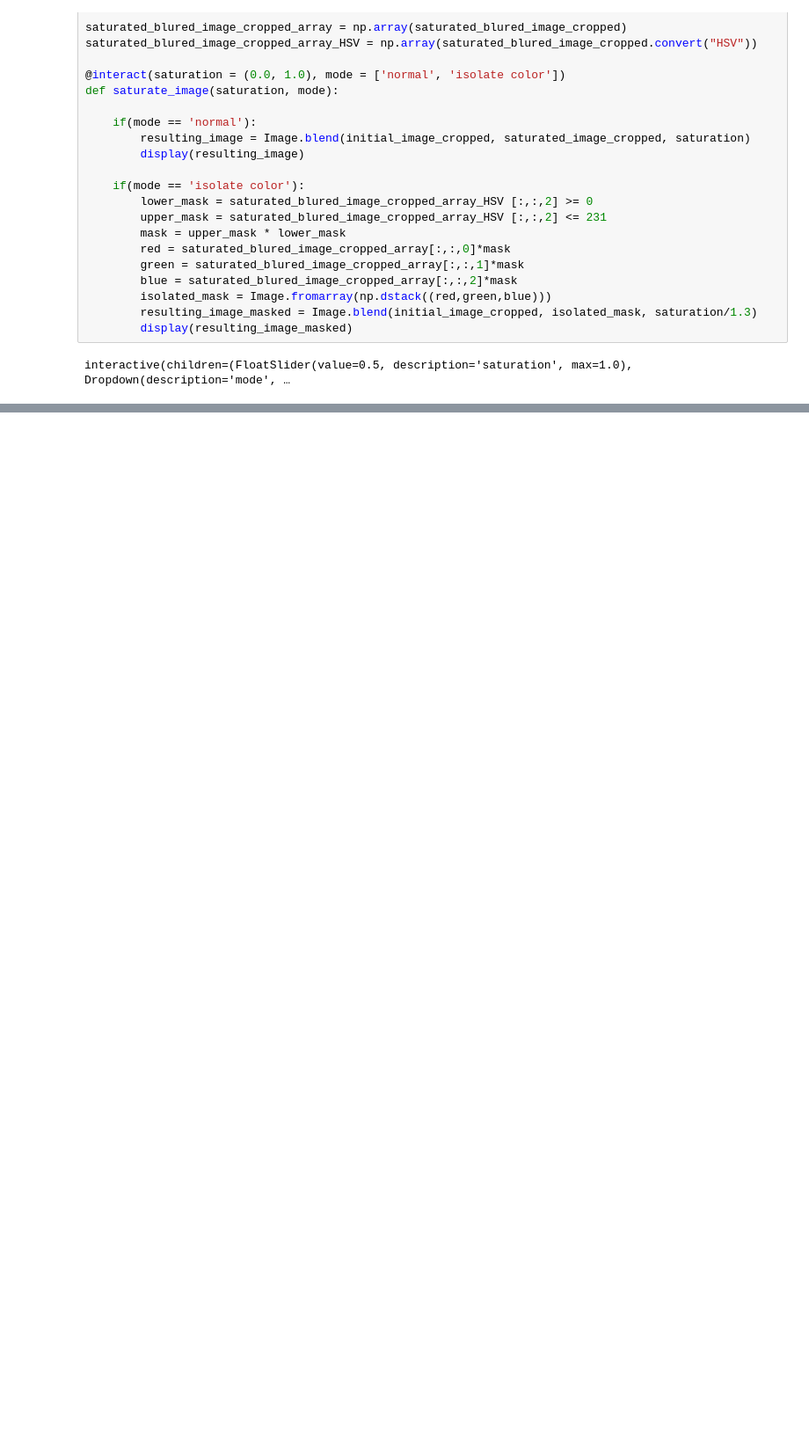
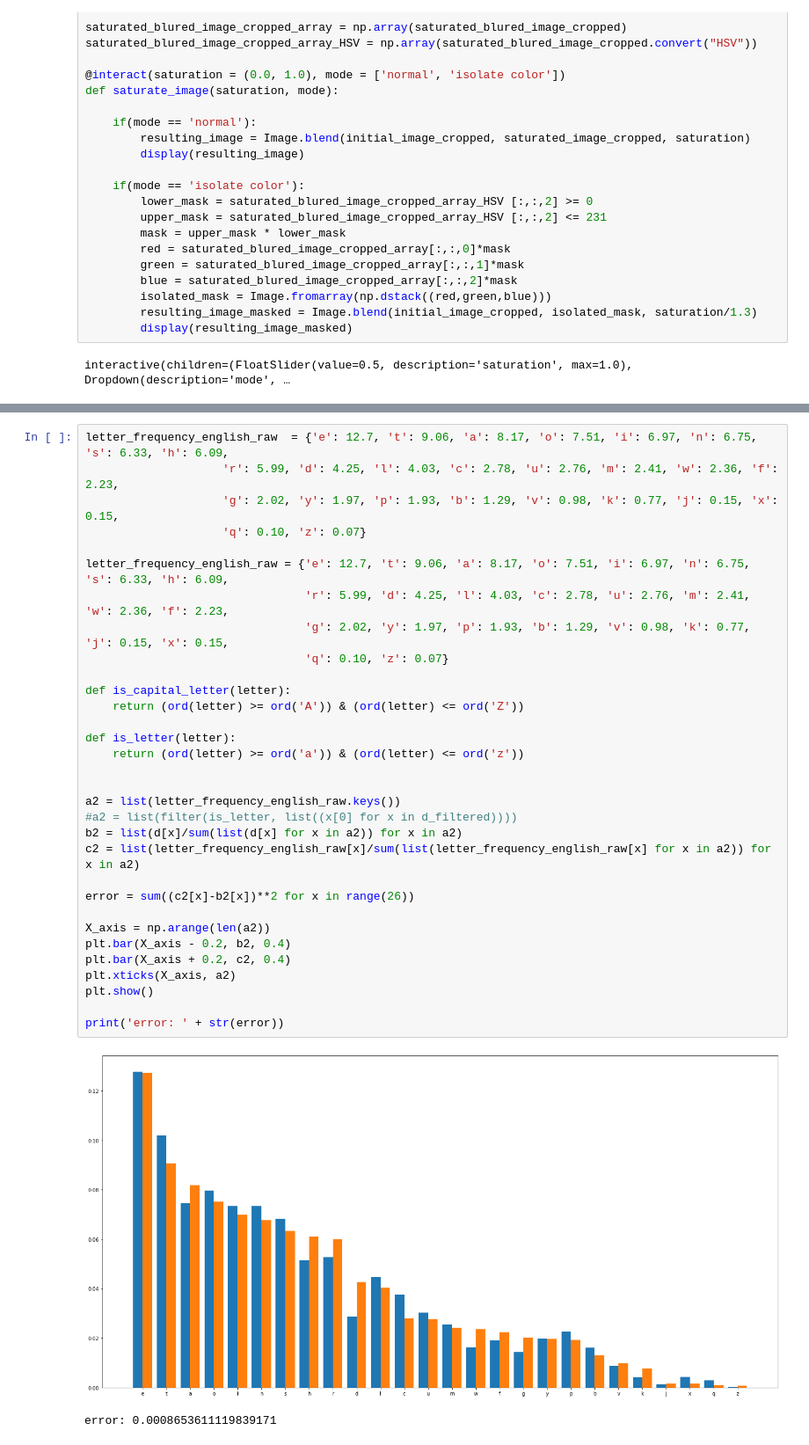
Before and after one commit to valofey/CTF_QRate, a Jupyter notebook: CTF_QRate.ipynb, the cells around one changed output, grey strips where cells are left out. Shown at 88% size. Saved outputs shown, nothing was run; the diff lists cells and outputs as text; blank space fills up the shorter version.

Commit message:
Compared our frequencies to general known frequencies for english language.

```diff
--- a/CTF_QRate.ipynb
+++ b/CTF_QRate.ipynb
@@ -100,0 +99,35 @@ Counter({' ': 45220, 'e': 27095, 't': 21606, 'o': 16918, 'a': 15831, 'n': 15572,
+# %%
+letter_frequency_english_raw  = {'e': 12.7, 't': 9.06, 'a': 8.17, 'o': 7.51, 'i': 6.97, 'n': 6.75, 's': 6.33, 'h': 6.09,
+                    'r': 5.99, 'd': 4.25, 'l': 4.03, 'c': 2.78, 'u': 2.76, 'm': 2.41, 'w': 2.36, 'f': 2.23,
+                    'g': 2.02, 'y': 1.97, 'p': 1.93, 'b': 1.29, 'v': 0.98, 'k': 0.77, 'j': 0.15, 'x': 0.15,
+                    'q': 0.10, 'z': 0.07}
+
+letter_frequency_english_raw = {'e': 12.7, 't': 9.06, 'a': 8.17, 'o': 7.51, 'i': 6.97, 'n': 6.75, 's': 6.33, 'h': 6.09,
+                                'r': 5.99, 'd': 4.25, 'l': 4.03, 'c': 2.78, 'u': 2.76, 'm': 2.41, 'w': 2.36, 'f': 2.23,
+                                'g': 2.02, 'y': 1.97, 'p': 1.93, 'b': 1.29, 'v': 0.98, 'k': 0.77, 'j': 0.15, 'x': 0.15,
+                                'q': 0.10, 'z': 0.07}
+
+def is_capital_letter(letter):
+    return (ord(letter) >= ord('A')) & (ord(letter) <= ord('Z'))
+
+def is_letter(letter):
+    return (ord(letter) >= ord('a')) & (ord(letter) <= ord('z'))
+
+
+a2 = list(letter_frequency_english_raw.keys())
+#a2 = list(filter(is_letter, list((x[0] for x in d_filtered))))
+b2 = list(d[x]/sum(list(d[x] for x in a2)) for x in a2)
+c2 = list(letter_frequency_english_raw[x]/sum(list(letter_frequency_english_raw[x] for x in a2)) for x in a2)
+
+error = sum((c2[x]-b2[x])**2 for x in range(26))
+
+X_axis = np.arange(len(a2))
+plt.bar(X_axis - 0.2, b2, 0.4)
+plt.bar(X_axis + 0.2, c2, 0.4)
+plt.xticks(X_axis, a2)
+plt.show()
+
+print('error: ' + str(error))
+# %% [output]
+[figure, added]
+error: 0.0008653611119839171
```
Also changed, not shown: parts of 3 cells of this notebook, 2 other files.
